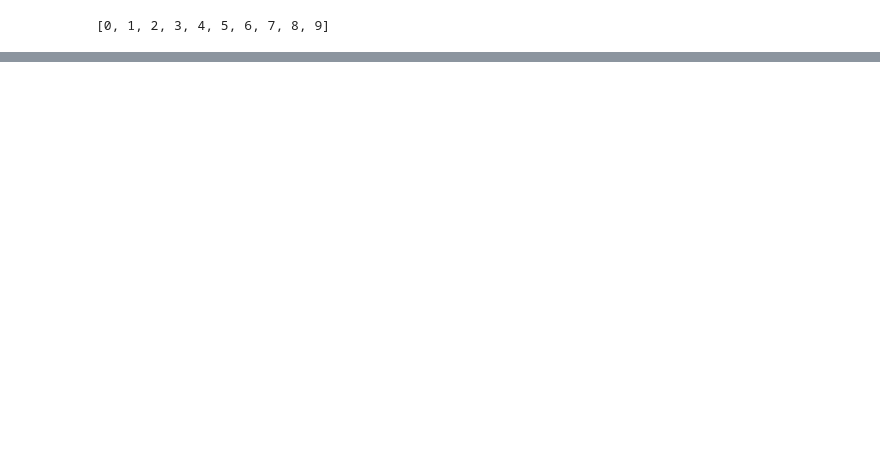
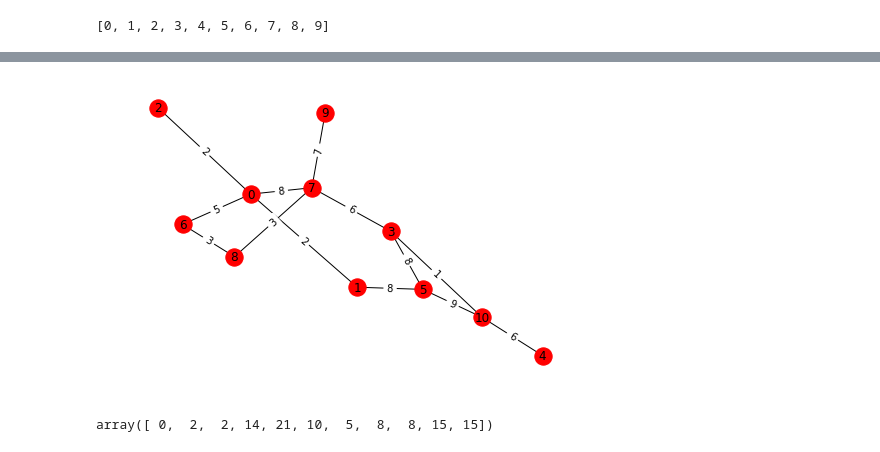
Before and after one commit to mageMerlin8/EDA_TareaDijkstra, a Jupyter notebook: dijkstra.ipynb, the cells around one changed output, grey strips where cells are left out. Drawn from its saved outputs; the diff is of its cells as text; code cells hidden in the pictures; blank space fills up the shorter version.

Commit message:
added floyd method

```diff
--- a/dijkstra.ipynb
+++ b/dijkstra.ipynb
@@ -141,2 +148,10 @@ ed_labels
+# %%
+pintaGrafica(g)
+# %% [output]
+[figure, added]
 # %%
-path = dijkstra(g,0)
+pathD = dijkstra(g,0)
+matFloyd = floyd(g)
+matFloyd[0]
+# %% [output]
+array([ 0,  2,  2, 14, 21, 10,  5,  8,  8, 15, 15])
```
Also changed, not shown: parts of 13 cells of this notebook.
